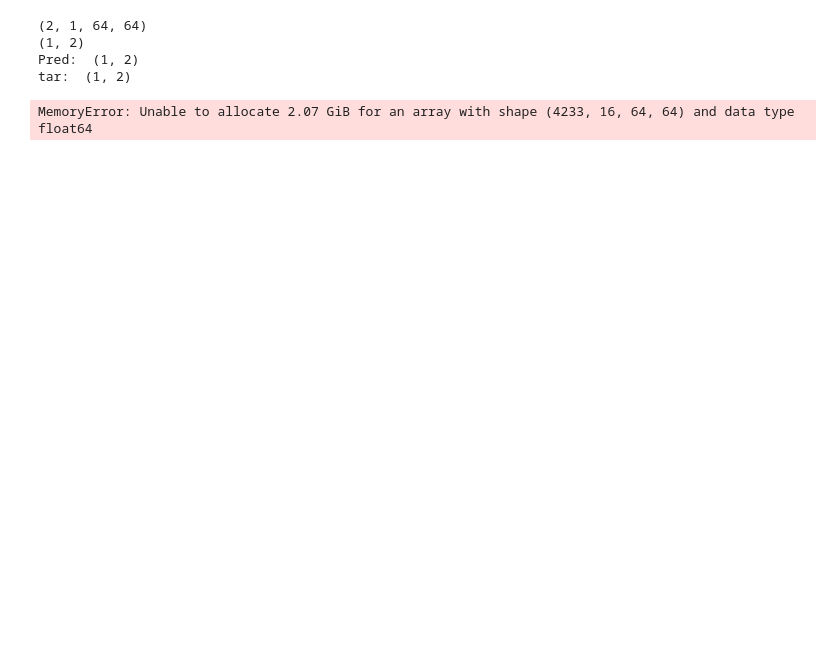
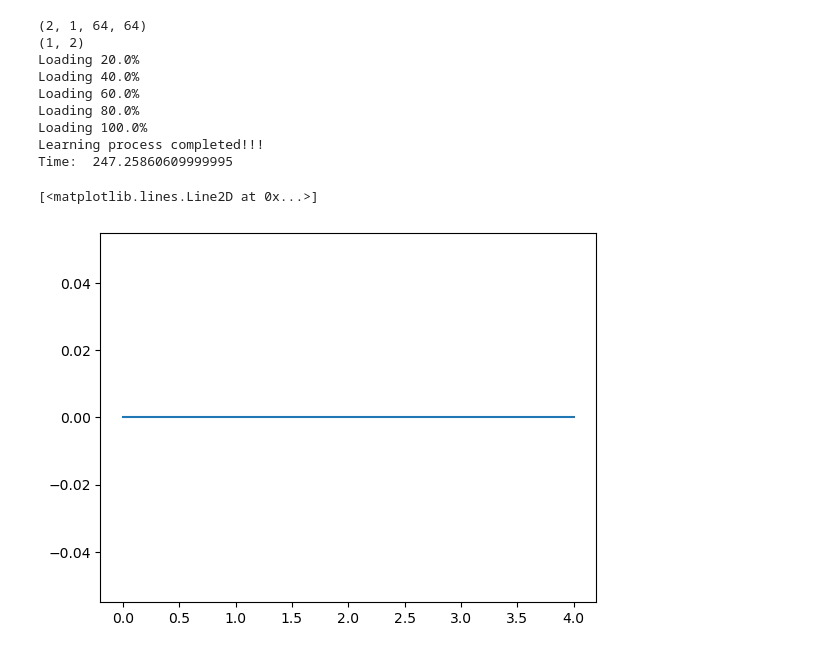
Before and after one commit to ChauBacHozz/VGG16_covid, a Jupyter notebook: test2.ipynb, the cells around one changed output. Cells and saved outputs as stored; diff of their text form; code cells hidden in the pictures; blank space fills up the shorter version.

```diff
--- a/test2.ipynb
+++ b/test2.ipynb
@@ -121,7 +114,7 @@ def get_every_n(X, y, n=2):
 start = timeit.default_timer()
 
 #Your statements here
-model = VGG16.CNN((2, X_train.shape[1], X_train.shape[2], X_train.shape[3]))
+model = VGG16.CNN(model = VGG16.CNN(X_train.shape))
 model.addLayer(VGG16.Conv_layer(kernel_size=3, n_kernels=16))
 model.addLayer(VGG16.Pool_layer(2))
 model.addLayer(VGG16.BatchNorm())
@@ -141,6 +134,15 @@ print('Time: ', stop - start)
 # %% [output]
 (2, 1, 64, 64)
 (1, 2)
-Pred:  (1, 2)
-tar:  (1, 2)
+Loading 20.0%
+Loading 40.0%
+Loading 60.0%
+Loading 80.0%
+Loading 100.0%
+Learning process completed!!!
+Time:  247.25860609999995
-MemoryError: Unable to allocate 2.07 GiB for an array with shape (4233, 16, 64, 64) and data type float64
+# %%
+plt.plot(model.cost_his)
+# %% [output]
+[<matplotlib.lines.Line2D at 0x...>]
+[figure, added]
```
Also changed, not shown: parts of 9 cells of this notebook.
